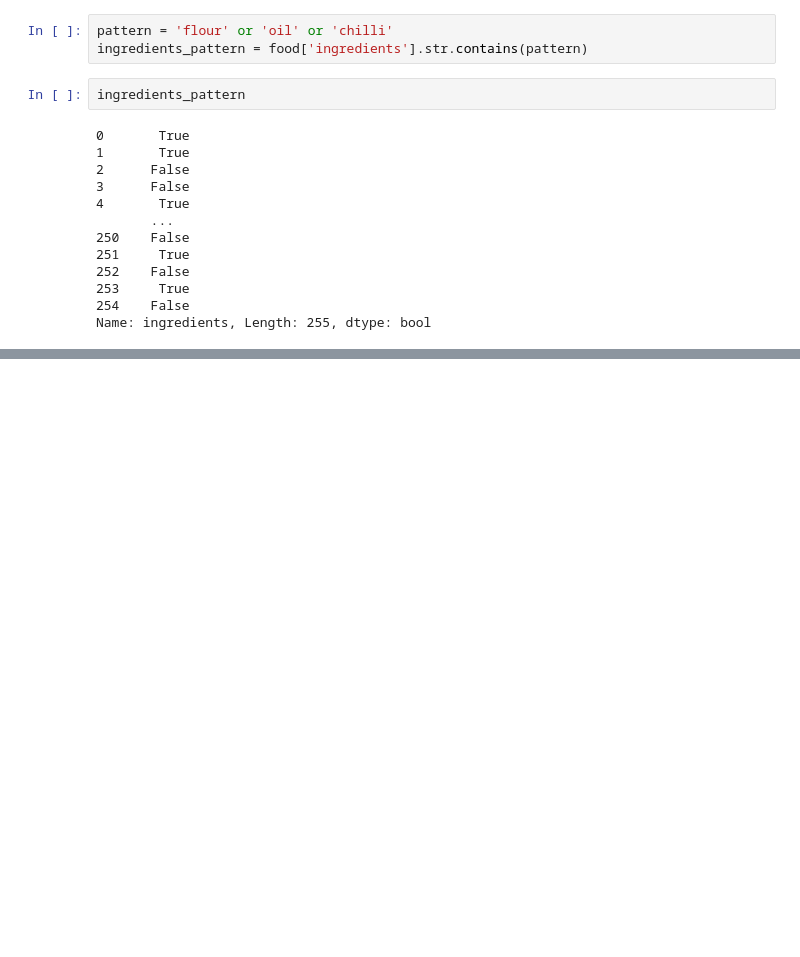
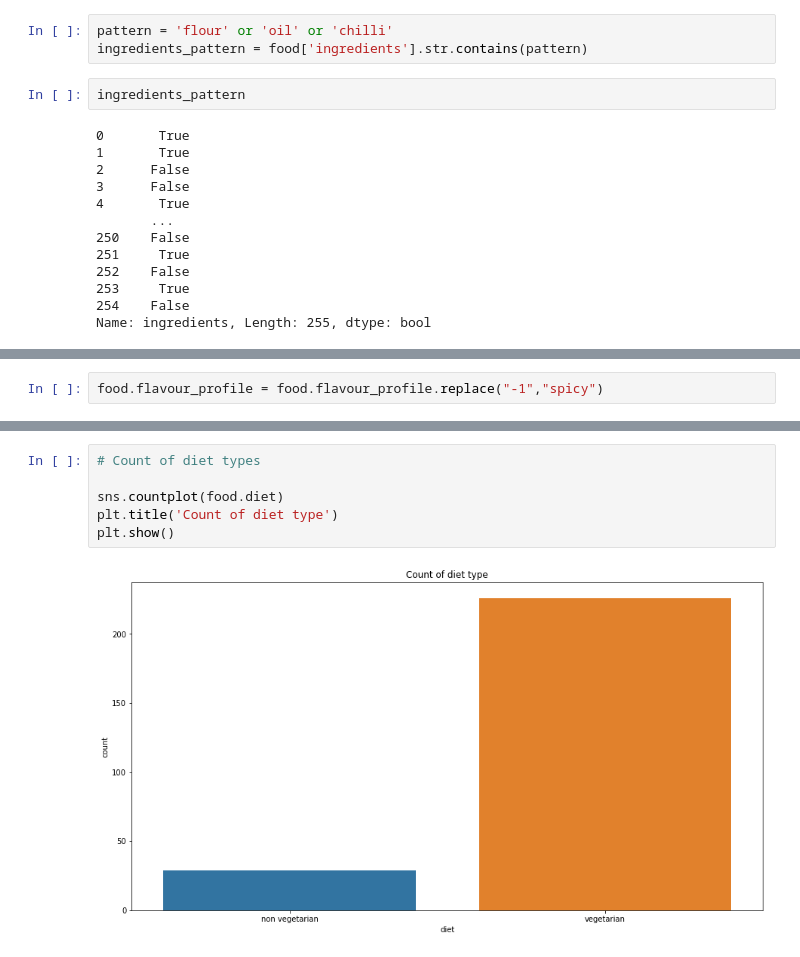
Before and after one commit to NickCunnington/Indian_food_project, a Jupyter notebook: data_cleaning.ipynb, the cells around one changed output, grey strips where cells are left out. Cells and saved outputs as stored; diff of their text form; blank space fills up the shorter version.

```diff
--- a/data_cleaning.ipynb
+++ b/data_cleaning.ipynb
@@ -87,0 +85,2 @@ ValueError: The truth value of a Series is ambiguous. Use a.empty, a.bool(), a.i
+# %%
+food.flavour_profile = food.flavour_profile.replace("-1","spicy")
@@ -87,0 +128,8 @@ ValueError: The truth value of a Series is ambiguous. Use a.empty, a.bool(), a.i
+# %%
+# Count of diet types
+
+sns.countplot(food.diet)
+plt.title('Count of diet type')
+plt.show()
+# %% [output]
+[figure, added]
```
Also changed, not shown: parts of 40 cells of this notebook.
